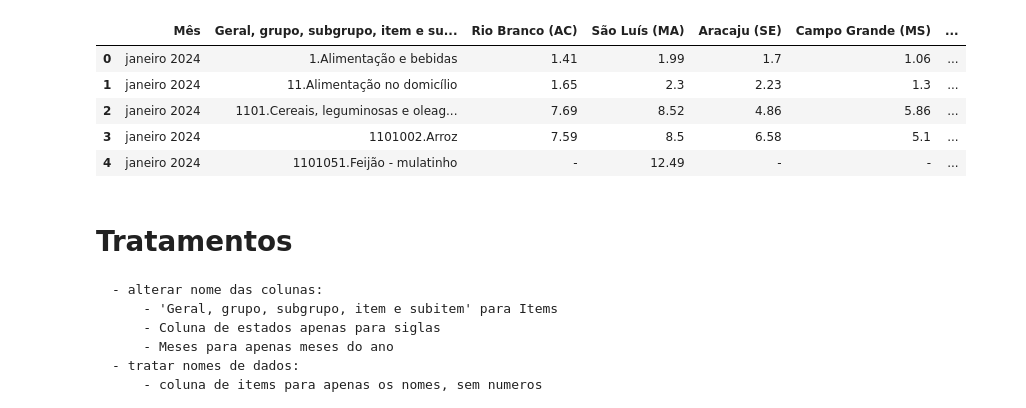
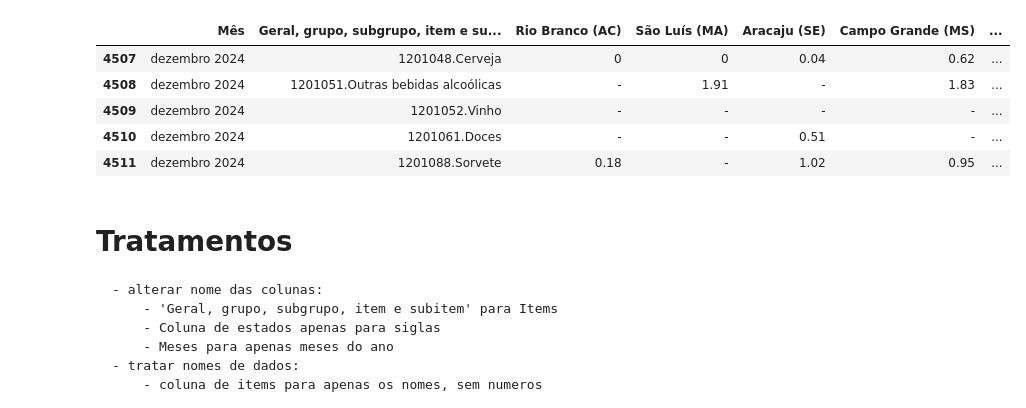
Before and after one commit to edufagunds/projeto_IPCA, a Jupyter notebook: Projeto IPCA/01.Base.ipynb, the cells around one changed output. Drawn from its saved outputs; the diff is of its cells as text; code cells hidden in the pictures.

```diff
--- a/Projeto IPCA/01.Base.ipynb
+++ b/Projeto IPCA/01.Base.ipynb
@@ -2,18 +2,18 @@
 import pandas as pd
 import numpy as np
 # %%
-url = r'C:\Users\PC\Desktop\Projetos\Python\Projeto IPCA\Tabela 7060_ipca.xlsx'
+url = r'C:\Users\PC\Desktop\Projetos\Python\Projeto IPCA\tabela7060_2023_2024.xlsx'
 
-dados = pd.read_excel(url, skiprows=2, nrows=2256)
+dados = pd.read_excel(url, skiprows=2, nrows=4512)
 # %%
-dados.head()
+dados.tail()
 # %% [output]
 |  | Mês | Geral, grupo, subgrupo, item e su... | Rio Branco (AC) | São Luís (MA) | Aracaju (SE) | Campo Grande (MS) | ... |
-| 0 | janeiro 2024 | 1.Alimentação e bebidas | 1.41 | 1.99 | 1.7 | 1.06 | ... |
-| 1 | janeiro 2024 | 11.Alimentação no domicílio | 1.65 | 2.3 | 2.23 | 1.3 | ... |
-| 2 | janeiro 2024 | 1101.Cereais, leguminosas e oleag... | 7.69 | 8.52 | 4.86 | 5.86 | ... |
-| 3 | janeiro 2024 | 1101002.Arroz | 7.59 | 8.5 | 6.58 | 5.1 | ... |
-| 4 | janeiro 2024 | 1101051.Feijão - mulatinho | - | 12.49 | - | - | ... |
+| 4507 | dezembro 2024 | 1201048.Cerveja | 0 | 0 | 0.04 | 0.62 | ... |
+| 4508 | dezembro 2024 | 1201051.Outras bebidas alcoólicas | - | 1.91 | - | 1.83 | ... |
+| 4509 | dezembro 2024 | 1201052.Vinho | - | - | - | - | ... |
+| 4510 | dezembro 2024 | 1201061.Doces | - | - | 0.51 | - | ... |
+| 4511 | dezembro 2024 | 1201088.Sorvete | 0.18 | - | 1.02 | 0.95 | ... |
 # %% [markdown]
 # Tratamentos
 
```
Also changed, not shown: parts of 6 cells of this notebook, 3 other files.
